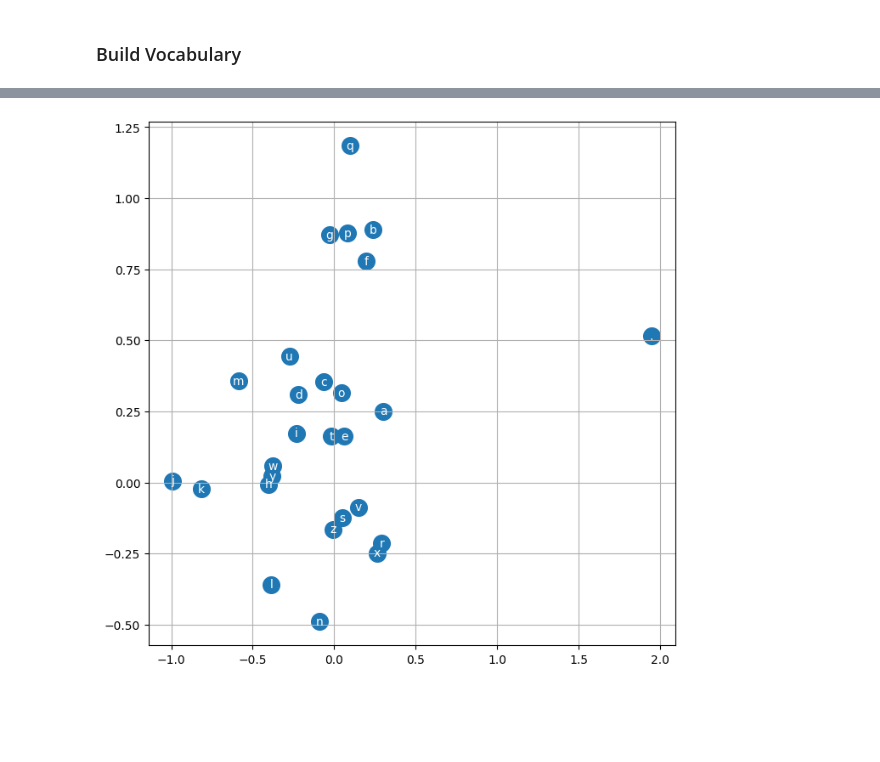
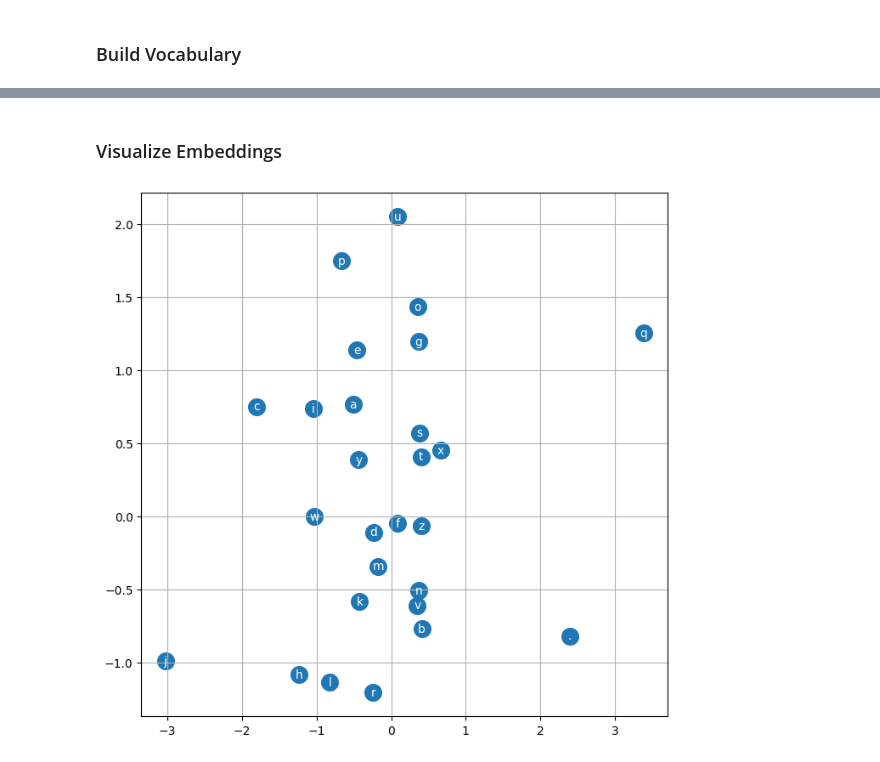
Before and after one commit to alejandroBallesterosC/makemore, a Jupyter notebook: mlp.ipynb, the cells around one changed output, grey strips where cells are left out. Cells and saved outputs as stored; diff of their text form; code cells hidden in the pictures; blank space fills up the shorter version.

```diff
--- a/mlp.ipynb
+++ b/mlp.ipynb
@@ -19,7 +21,9 @@ number of total words: 32033
 # build the vocabulary of characters and mappings to/from integers
 vocab = sorted(list(set("".join(words))))
 vocab.insert(0, ".")
-vocab_idx_lookup = {s: i for i, s in enumerate(vocab)}
-idx_vocab_lookup = {i: s for s, i in vocab_idx_lookup.items()}
-print(idx_vocab_lookup)
+vocab_to_idx_lookup = {s: i for i, s in enumerate(vocab)}
+idx_to_vocab_lookup = {i: s for s, i in vocab_to_idx_lookup.items()}
+VOCAB_SIZE = len(vocab)
+print(f"Char ID to Char Look Up Table: {idx_to_vocab_lookup}")
+print(f"Char to Char ID Look Up Table: {vocab_to_idx_lookup}")
 # %% [output]
@@ -126,8 +153,0 @@ Xtr.shape, Ytr.shape  # dataset
-# %%
-g = torch.Generator().manual_seed(2147483647)  # for reproducibility
-C = torch.randn((VOCAB_SIZE, N_EMB_DIM), generator=g)
-W1 = torch.randn((BLOCK_SIZE * N_EMB_DIM, HIDDEN_LAYER_SIZE), generator=g)
-b1 = torch.randn(HIDDEN_LAYER_SIZE, generator=g)
-W2 = torch.randn((HIDDEN_LAYER_SIZE, VOCAB_SIZE), generator=g)
-b2 = torch.randn(VOCAB_SIZE, generator=g)
-parameters = [C, W1, b1, W2, b2]
@@ -205,0 +352,22 @@ tensor(2.1621, grad_fn=<NllLossBackward0>)
+# %%
+C, W1, b1, W2, b2 = init_params(
+    block_size=BLOCK_SIZE, n_emb_dim=N_EMB_DIM, hidden_layer_size=HIDDEN_LAYER_SIZE
+)  # reinit
+
+train_losses, train_logits, train_learning_rates = train_mlp(
+    Xtr,
+    Ytr,
+    batch_size=BATCH_SIZE,
+    block_size=BLOCK_SIZE,
+    n_emb_dim=N_EMB_DIM,
+    C=C,
+    W1=W1,
+    W2=W2,
+    b1=b1,
+    b2=b2,
+    n_iter=N_ITER,
+    log_learning_rate_start=0.0,
+    log_learning_rate_end=-4.0,
+)
+
+plot_train_loss_vs_step(train_losses)
@@ -206,19 +396,21 @@ tensor(2.1621, grad_fn=<NllLossBackward0>)
+# %% [markdown]
+### Visualize Embeddings
 # %%
 # visualize dimensions 0 and 1 of the embedding matrix C for all characters
 plt.figure(figsize=(8, 8))
 plt.scatter(C[:, 0].data, C[:, 1].data, s=200)
 for i in range(C.shape[0]):
     plt.text(
         C[i, 0].item(),
         C[i, 1].item(),
-        idx_vocab_lookup[i],
+        idx_to_vocab_lookup[i],
         ha="center",
         va="center",
         color="white",
     )
 plt.grid("minor")
 # %% [output]
-[figure, old version]
+[figure, new version]
 # %%
 # training split, dev/validation split, test split
 # 80%, 10%, 10%
```
Also changed, not shown: parts of 46 cells of this notebook, 1 other file.
